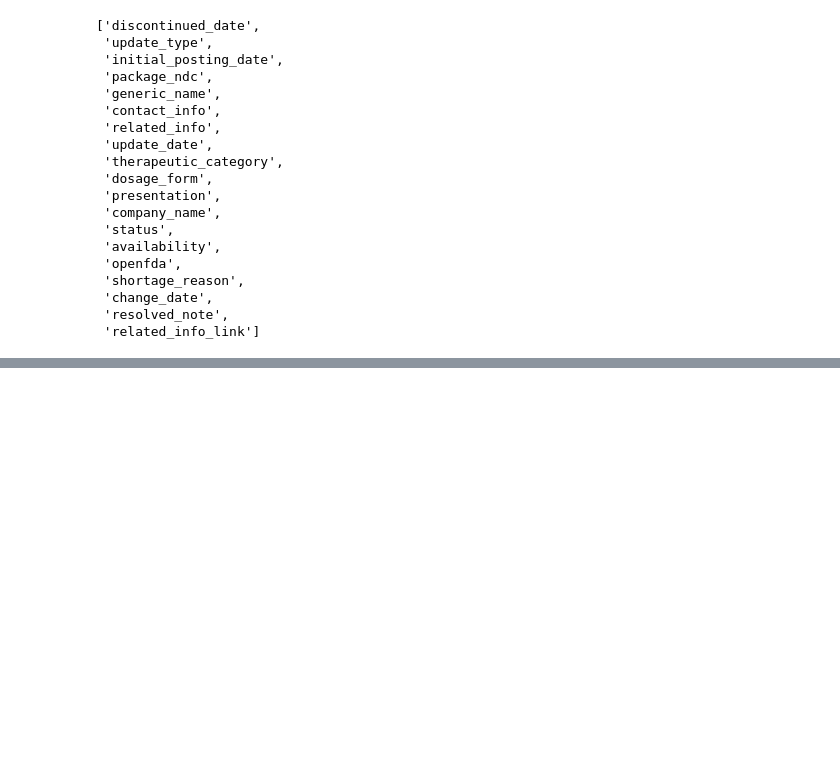
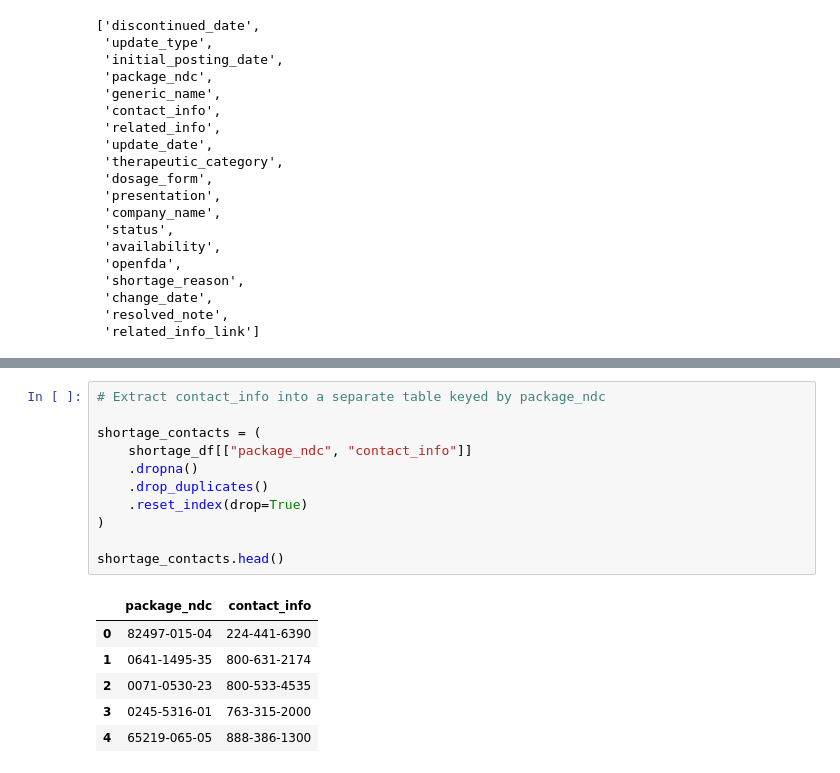
Before and after one commit to mvillanueva00/ADS-507-Final-Project-FDA-Shortage, a Jupyter notebook: ADS507_Final_FDA_Shortage.ipynb, the cells around one changed output, grey strips where cells are left out. Cells and saved outputs as stored; diff of their text form; blank space fills up the shorter version.

```diff
--- a/ADS507_Final_FDA_Shortage.ipynb
+++ b/ADS507_Final_FDA_Shortage.ipynb
@@ -256,0 +280,18 @@ drug_shortages.head()
+# %%
+# Extract contact_info into a separate table keyed by package_ndc
+
+shortage_contacts = (
+    shortage_df[["package_ndc", "contact_info"]]
+    .dropna()
+    .drop_duplicates()
+    .reset_index(drop=True)
+)
+
+shortage_contacts.head()
+# %% [output]
+|  | package_ndc | contact_info |
+| 0 | 82497-015-04 | 224-441-6390 |
+| 1 | 0641-1495-35 | 800-631-2174 |
+| 2 | 0071-0530-23 | 800-533-4535 |
+| 3 | 0245-5316-01 | 763-315-2000 |
+| 4 | 65219-065-05 | 888-386-1300 |
```
Also changed, not shown: parts of 3 cells of this notebook.
